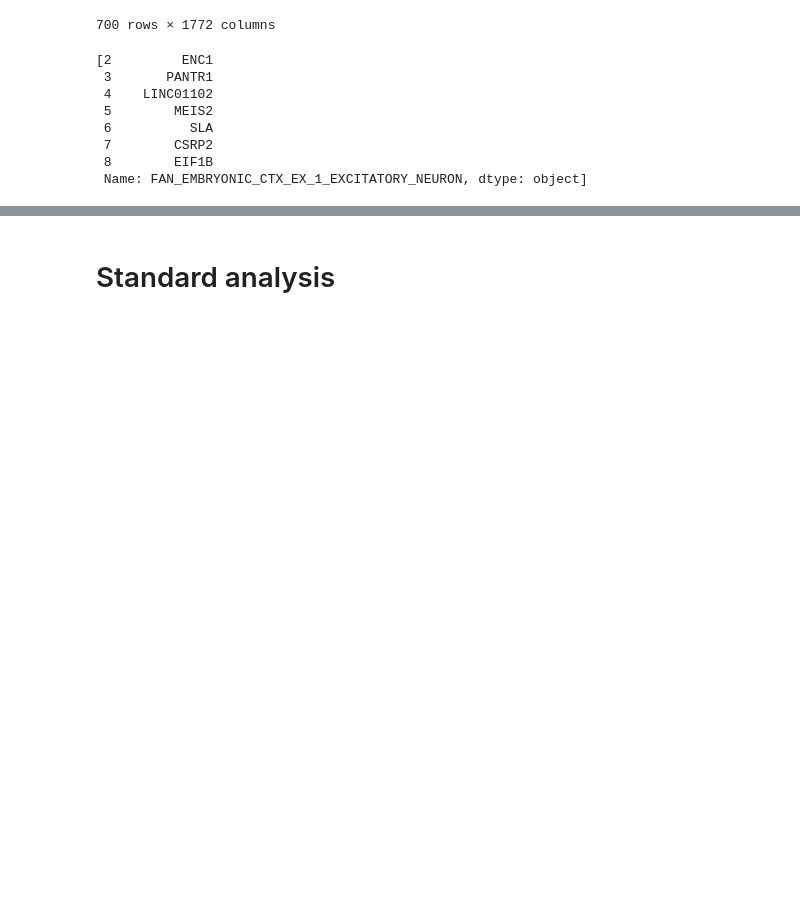
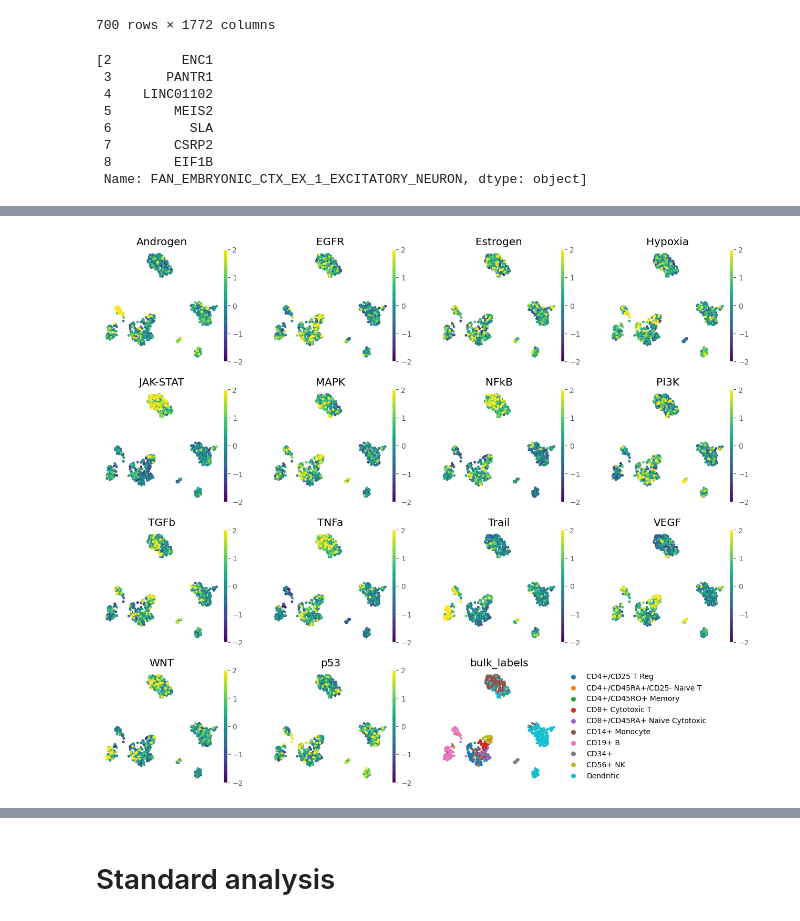
Before and after one commit to LorenzoTaroni/DeepGSEA, a Jupyter notebook: example.ipynb, the cells around one changed output, grey strips where cells are left out. Cells and saved outputs as stored; diff of their text form; code cells hidden in the pictures; blank space fills up the shorter version.

```diff
--- a/example.ipynb
+++ b/example.ipynb
@@ -167,9 +181,12 @@ gsts_dict
+# %%
+z_dim_gs = 8
+z_dim_uns = 8
 # %%
 pyro.enable_validation()
 #torch.autograd.set_detect_anomaly(True)
 
-adata_new, model, loss = fit_SVGSA(adata, gsts_dict, z_dim_gs=2, z_dim_uns=5,
+adata_new, model, loss, N_GS_list = svgsa.fit_SVGSA(adata, gsts_dict, z_dim_gs=z_dim_gs, z_dim_uns=z_dim_uns,
 
-                                   num_iafs =0, batch_size=1024, epochs=1000,
+                                   num_iafs =0, batch_size=100, epochs=100,
 
-                                   N_GS=12, normalize = False,lr = 0.001, CUDA = True, iaf_dim=50, fixed = False)   #batch_size=1024
+                                   N_GS=14, normalize = False,lr = 0.001, CUDA = True, iaf_dim=50, fixed = False)   #batch_size=1024
@@ -182,0 +222,5 @@ sc.pl.umap(adata, color = "bulk_labels")
+# %%
+with rc_context({'figure.figsize': (3, 3)}):
+    sc.pl.umap(adata_new, color=list(N_GS_list) + ["bulk_labels"], s=50, frameon=False, ncols=4, vmin=-2, vmax=2)
+# %% [output]
+[figure, added]
```
Also changed, not shown: parts of 43 cells of this notebook, 7 other files.
